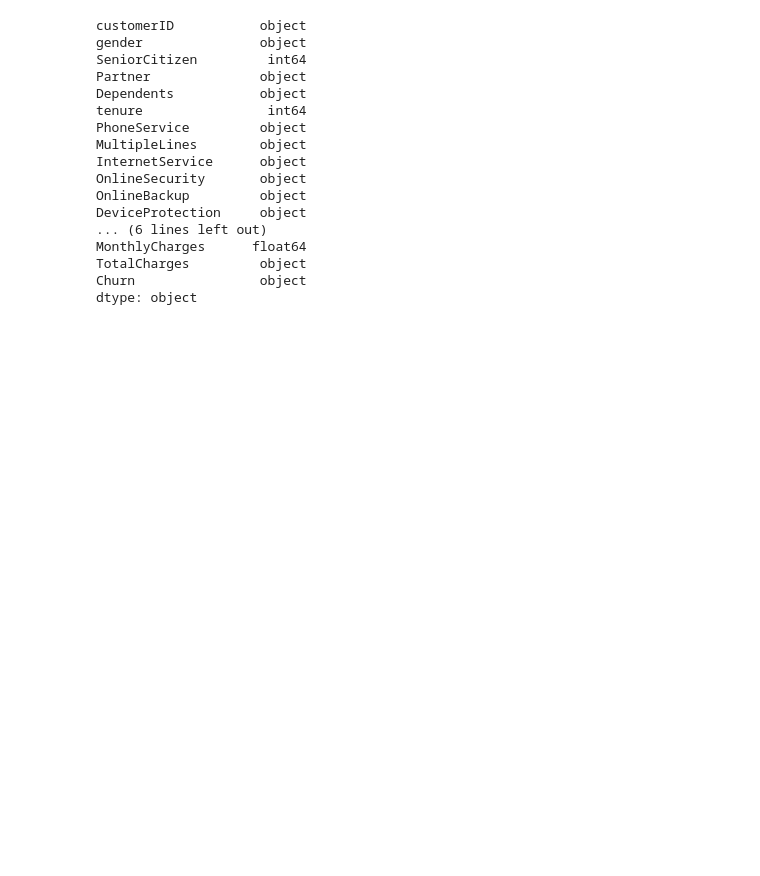
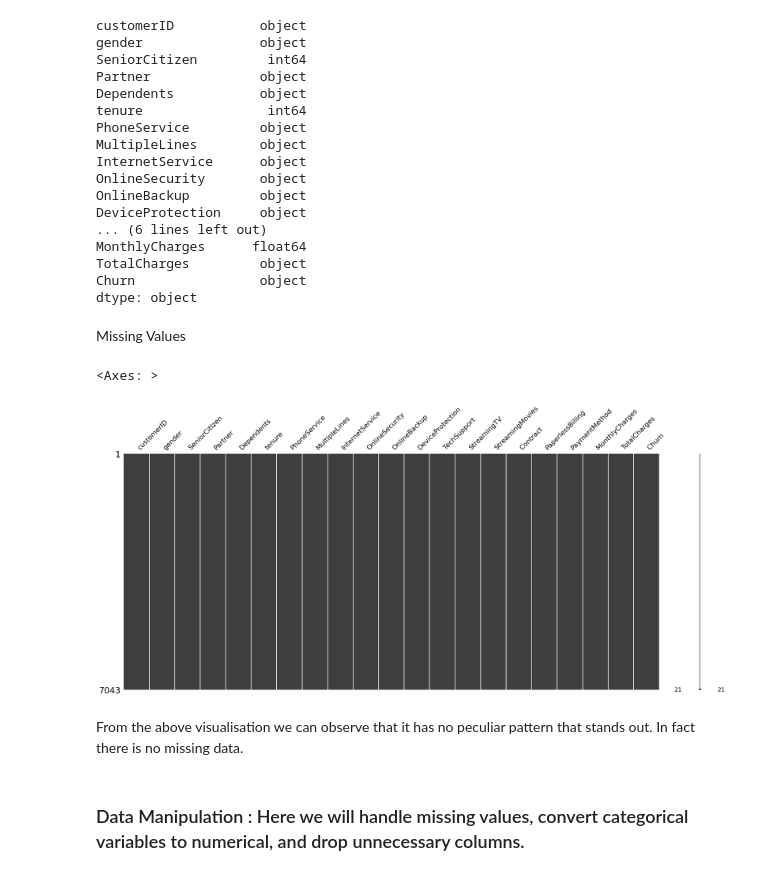
Before and after one commit to HGSChandeepa/ML-Projects, a Jupyter notebook: Customer Churn Prediction/main.ipynb, the cells around one changed output. Drawn from its saved outputs; the diff is of its cells as text; code cells hidden in the pictures; blank space fills up the shorter version.

Commit message:
Data cleaning

```diff
--- a/Customer Churn Prediction/main.ipynb
+++ b/Customer Churn Prediction/main.ipynb
@@ -128,3 +128,15 @@ MonthlyCharges      float64
 TotalCharges         object
 Churn                object
 dtype: object
+# %% [markdown]
+Missing Values
+# %%
+# Visualize missing values as a matrix
+msno.matrix(df)
+# %% [output]
+<Axes: >
+[figure, added]
+# %% [markdown]
+From the above visualisation we can observe that it has no peculiar pattern that stands out. In fact there is no missing data.
+# %% [markdown]
+### Data Manipulation : Here we will handle missing values, convert categorical variables to numerical, and drop unnecessary columns.
```
Also changed, not shown: parts of 8 cells of this notebook.
